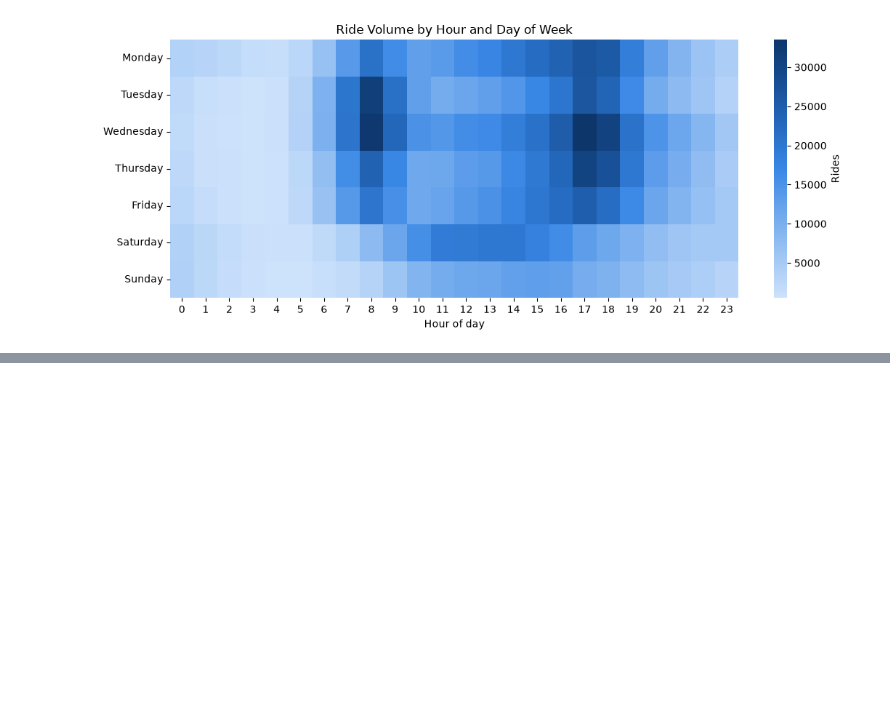
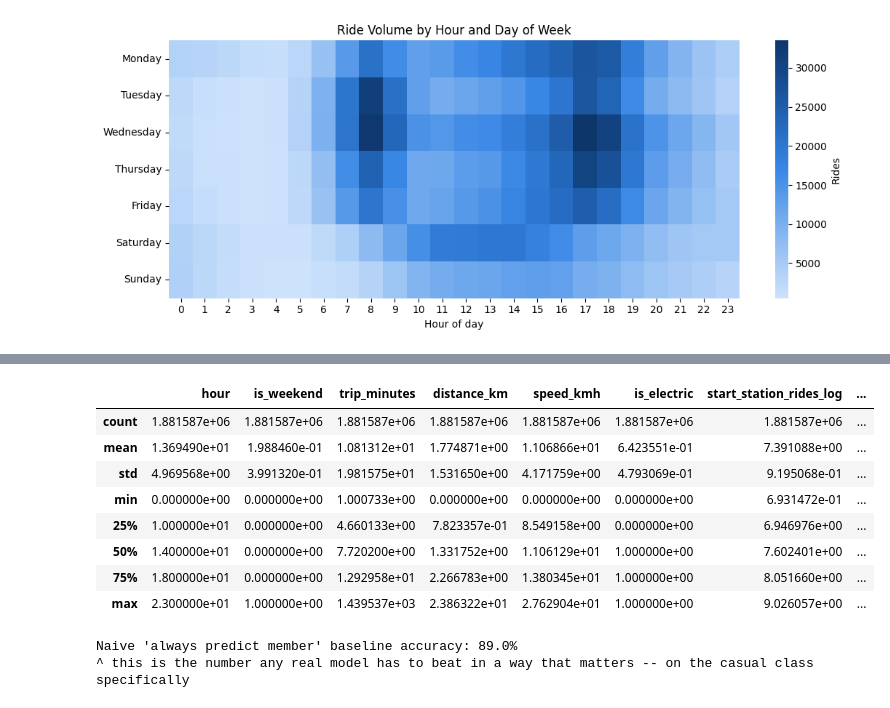
Before and after one commit to AncientAbacus/NYC-CitiBike-Analysis, a Jupyter notebook: CitiBike_Analysis.ipynb, the cells around one changed output, grey strips where cells are left out. Cells and saved outputs as stored; diff of their text form; code cells hidden in the pictures; blank space fills up the shorter version.

```diff
--- a/CitiBike_Analysis.ipynb
+++ b/CitiBike_Analysis.ipynb
@@ -227,0 +241,52 @@ plt.show()
+# %%
+# feature engineering -- each feature echoes one of the who/when/where cuts above
+import numpy as np
+
+
+def haversine_km(lat1, lng1, lat2, lng2):
+    r = 6371.0
+    lat1, lng1, lat2, lng2 = map(np.radians, [lat1, lng1, lat2, lng2])
+    dlat, dlng = lat2 - lat1, lng2 - lng1
+    a = np.sin(dlat / 2) ** 2 + np.cos(lat1) * np.cos(lat2) * np.sin(dlng / 2) ** 2
+    return r * 2 * np.arcsin(np.sqrt(a))
+
+
+df['is_weekend'] = (df['started_at'].dt.dayofweek >= 5).astype(int)
+df['distance_km'] = haversine_km(df['start_lat'], df['start_lng'], df['end_lat'], df['end_lng'])
+df['speed_kmh'] = df['distance_km'] / (df['trip_minutes'] / 60)
+df['is_electric'] = (df['rideable_type'] == 'electric_bike').astype(int)
+
+# station popularity, computed over *all* rides through that station -- it
+# doesn't use member_casual at all, so it can't leak the label
+station_rides = df.groupby('start_station_name')['ride_id'].transform('count')
+df['start_station_rides_log'] = np.log1p(station_rides)
+
+df['is_member'] = (df['member_casual'] == 'member').astype(int)
+
+features = ['hour', 'is_weekend', 'trip_minutes', 'distance_km', 'speed_kmh', 'is_electric', 'start_station_rides_log']
+df[features + ['is_member']].describe()
+# %% [output]
+|  | hour | is_weekend | trip_minutes | distance_km | speed_kmh | is_electric | start_station_rides_log | ... |
+| count | 1.881587e+06 | 1.881587e+06 | 1.881587e+06 | 1.881587e+06 | 1.881587e+06 | 1.881587e+06 | 1.881587e+06 | ... |
+| mean | 1.369490e+01 | 1.988460e-01 | 1.081312e+01 | 1.774871e+00 | 1.106866e+01 | 6.423551e-01 | 7.391088e+00 | ... |
+| std | 4.969568e+00 | 3.991320e-01 | 1.981575e+01 | 1.531650e+00 | 4.171759e+00 | 4.793069e-01 | 9.195068e-01 | ... |
+| min | 0.000000e+00 | 0.000000e+00 | 1.000733e+00 | 0.000000e+00 | 0.000000e+00 | 0.000000e+00 | 6.931472e-01 | ... |
+| 25% | 1.000000e+01 | 0.000000e+00 | 4.660133e+00 | 7.823357e-01 | 8.549158e+00 | 0.000000e+00 | 6.946976e+00 | ... |
+| 50% | 1.400000e+01 | 0.000000e+00 | 7.720200e+00 | 1.331752e+00 | 1.106129e+01 | 1.000000e+00 | 7.602401e+00 | ... |
+| 75% | 1.800000e+01 | 0.000000e+00 | 1.292958e+01 | 2.266783e+00 | 1.380345e+01 | 1.000000e+00 | 8.051660e+00 | ... |
+| max | 2.300000e+01 | 1.000000e+00 | 1.439537e+03 | 2.386322e+01 | 2.762904e+01 | 1.000000e+00 | 9.026057e+00 | ... |
+# %%
+# train/test split + a naive baseline to expose the accuracy trap
+from sklearn.model_selection import train_test_split
+
+X = df[features]
+y = df['is_member']
+X_train, X_test, y_train, y_test = train_test_split(X, y, test_size=0.2, stratify=y, random_state=42)
+
+majority_label = int(y_train.mode()[0])
+majority_accuracy = (np.full(len(y_test), majority_label) == y_test).mean()
+print(f"Naive 'always predict member' baseline accuracy: {majority_accuracy:.1%}")
+print("^ this is the number any real model has to beat in a way that matters -- on the casual class specifically")
+# %% [output]
+Naive 'always predict member' baseline accuracy: 89.0%
+^ this is the number any real model has to beat in a way that matters -- on the casual class specifically
```
Also changed, not shown: parts of 12 cells of this notebook, 6 other files.
